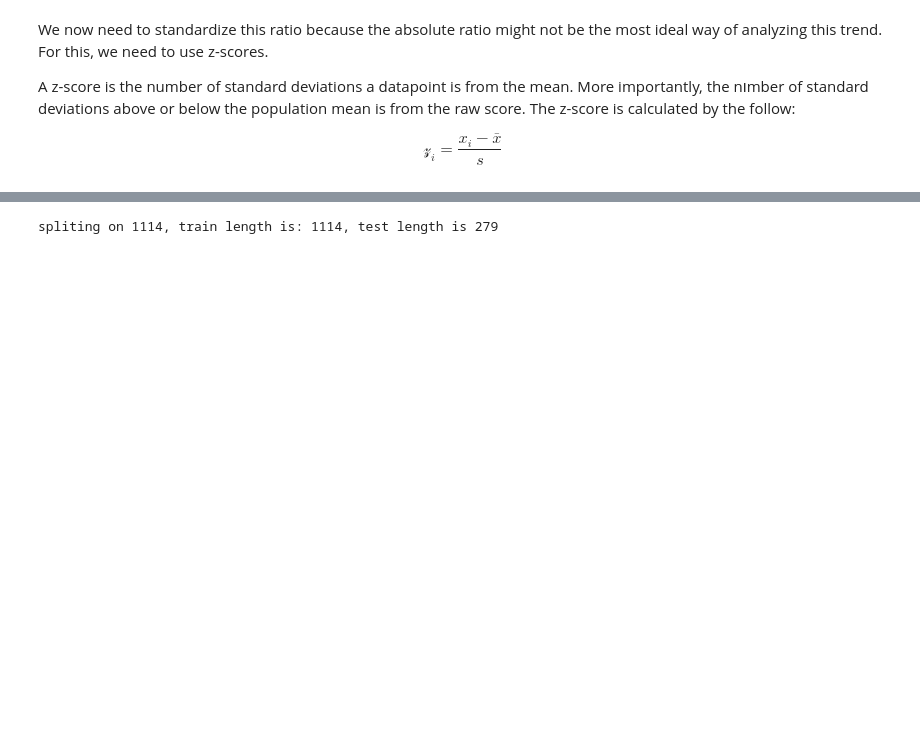
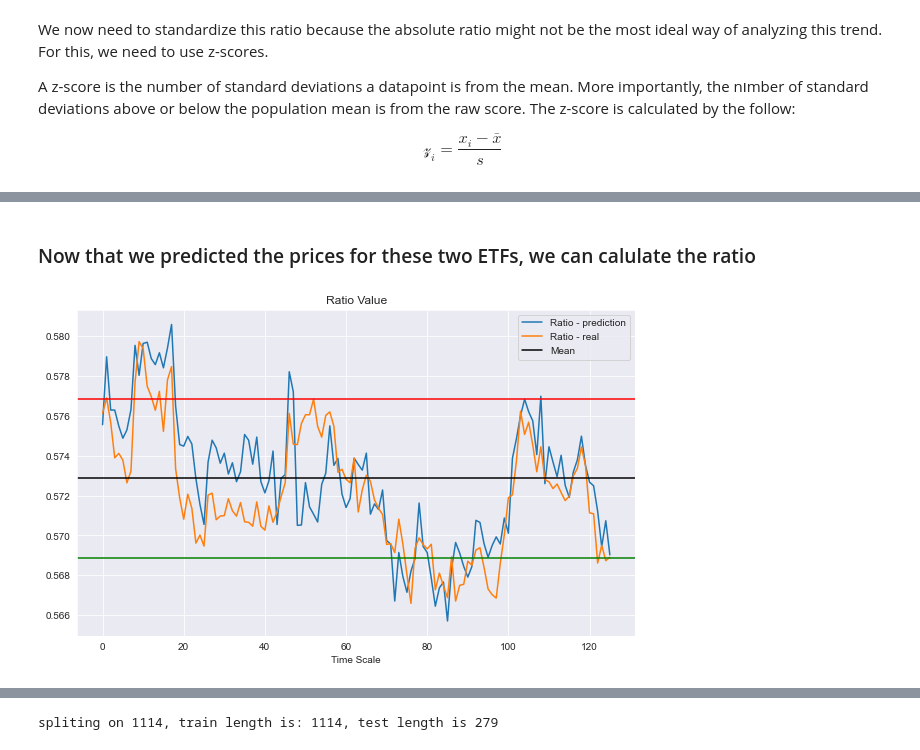
Before and after one commit to saharc576/pairs-trading, a Jupyter notebook: groups_trading.ipynb, the cells around one changed output, grey strips where cells are left out. Cells and saved outputs as stored; diff of their text form; code cells hidden in the pictures; blank space fills up the shorter version.

```diff
--- a/groups_trading.ipynb
+++ b/groups_trading.ipynb
@@ -175,0 +347,5 @@ $$Y_{t} = sign(Ratio_{t+1}-Ratio_{t}) $$
+# %%
+def predict(lstm, X_train, y_train, X_test):
+    history=lstm.fit(X_train, y_train, epochs=100, batch_size=8, verbose=1, shuffle=False)
+    y_pred= lstm.predict(X_test)
+    return y_pred
@@ -175,0 +410,19 @@ $$Y_{t} = sign(Ratio_{t+1}-Ratio_{t}) $$
+# %% [markdown]
+### Now that we predicted the prices for these two ETFs, we can calulate the ratio
+# %%
+ratio_arr = y_pred1 / y_pred2
+real_ratio_arr = y_test1 / y_test2
+plt.figure(figsize=(10,6))
+
+plt.plot(ratio_arr, label='Ratio - prediction')
+plt.plot(real_ratio_arr, label='Ratio - real')
+plt.title("Ratio Value")
+plt.xlabel('Time Scale')
+m = ratio_arr.mean()
+plt.axhline(m, color='black')
+plt.axhline(m + 0.004, color='red')
+plt.axhline(m - 0.004, color='green')
+plt.legend(['Ratio - prediction', 'Ratio - real', 'Mean'])
+plt.show()
+# %% [output]
+[figure, added]
```
Also changed, not shown: parts of 39 cells of this notebook.
